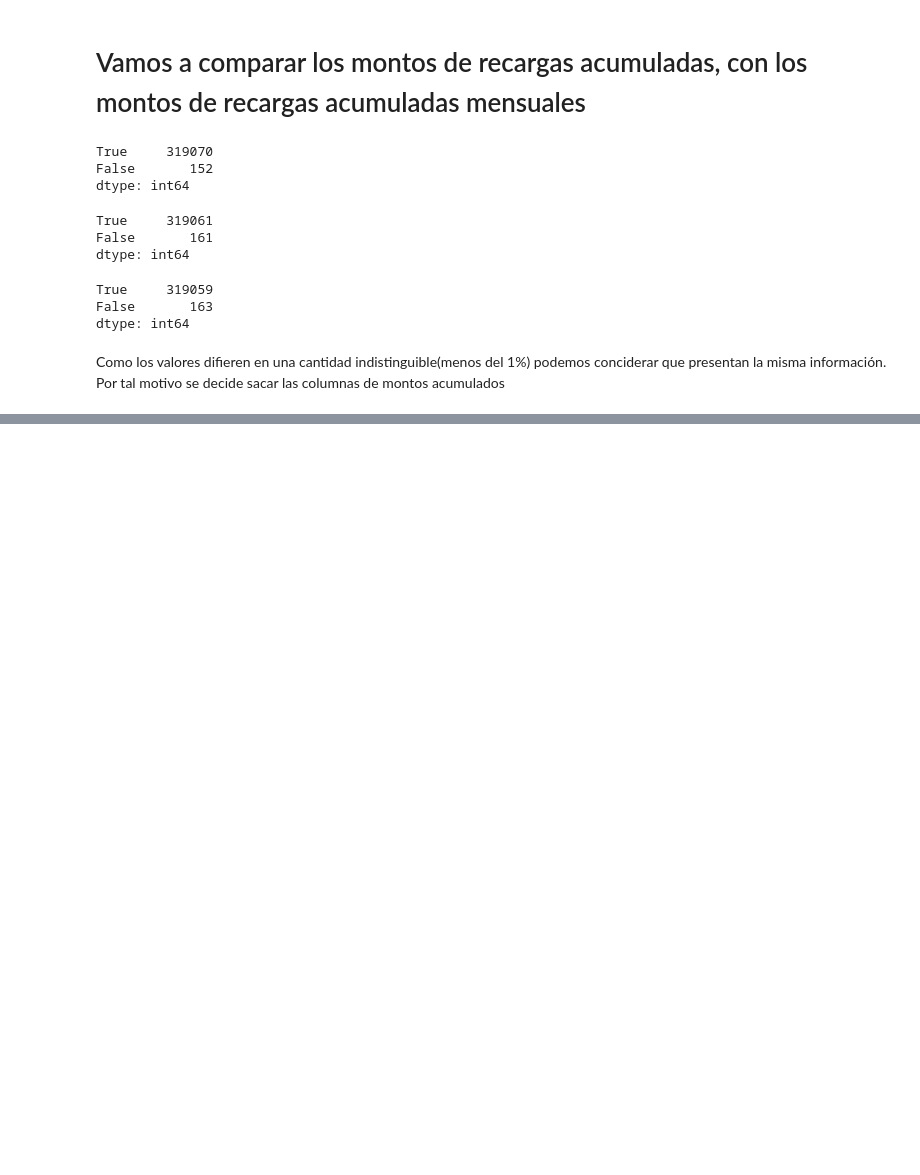
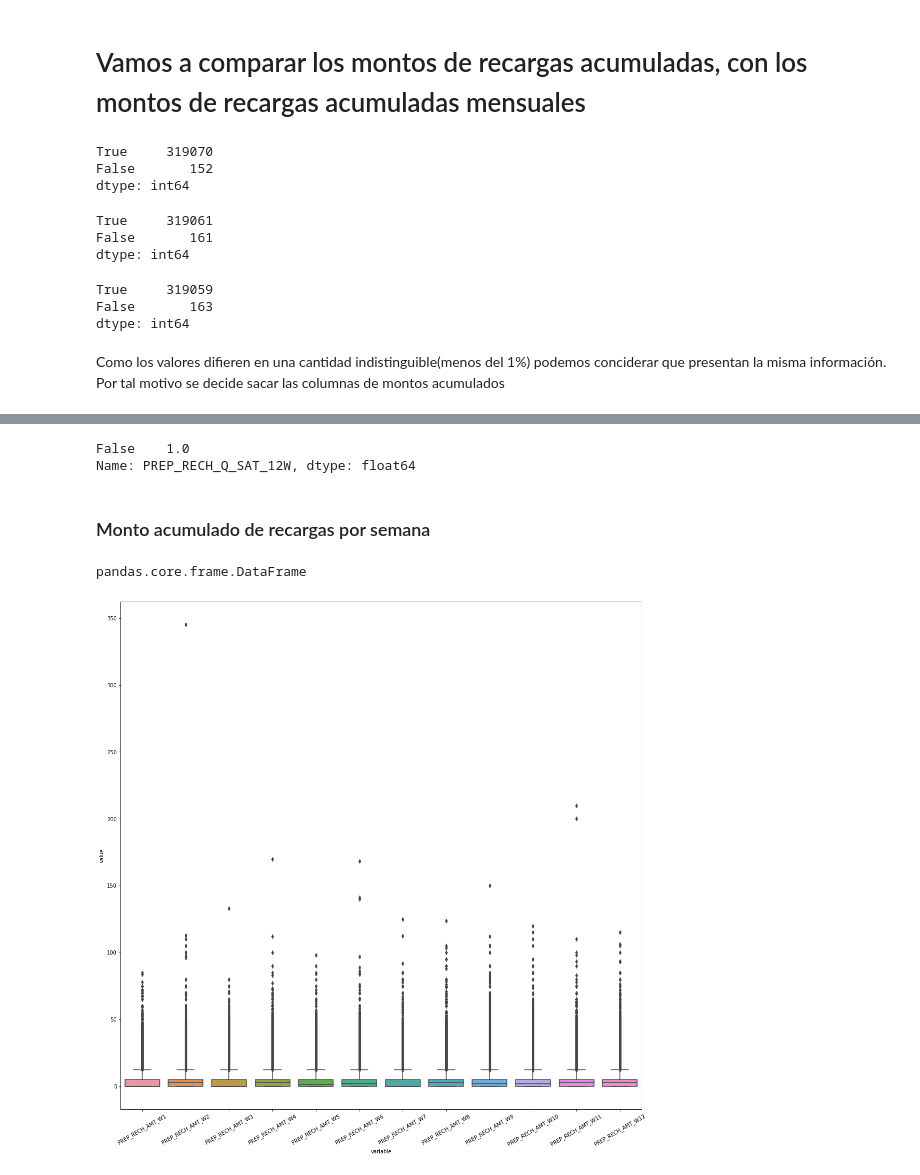
Before and after one commit to maurigarcia88/DiploDataScienceG7, a Jupyter notebook: Nicolas/Caso1.ipynb, the cells around one changed output, grey strips where cells are left out. Drawn from its saved outputs; the diff is of its cells as text; code cells hidden in the pictures; blank space fills up the shorter version.

```diff
--- a/Nicolas/Caso1.ipynb
+++ b/Nicolas/Caso1.ipynb
@@ -374,0 +467,3 @@ fulldata.drop(columns=[x for x in fulldata.columns if 'PREP_RECH_AMT_X' in x],in
+# %%
+Mont_Acum_por_sem= Recargas[[x for x in Recargas.columns if 'PREP_RECH_AMT_W' in x]]
+Mont_Acum_por_sem.describe()
@@ -374,0 +568,17 @@ fulldata.drop(columns=[x for x in fulldata.columns if 'PREP_RECH_AMT_X' in x],in
+# %%
+((fulldata['PREP_RECH_Q_SAT_12W']>12).value_counts())/ len(fulldata.index)
+# %% [output]
+False    1.0
+Name: PREP_RECH_Q_SAT_12W, dtype: float64
+# %% [markdown]
+### Monto acumulado de recargas por semana
+# %%
+type(Recargas[[x for x in Recargas.columns if 'PREP_RECH_AMT_W' in x]])
+# %% [output]
+pandas.core.frame.DataFrame
+# %%
+plt.figure(figsize=(18,18))
+ax = sns.boxplot(x="variable", y="value", data=pd.melt(Mont_Acum_por_sem))
+ax = ax.set_xticklabels(ax.get_xticklabels(),rotation=30)
+# %% [output]
+[figure, added]
```
Also changed, not shown: parts of 60 cells of this notebook.
